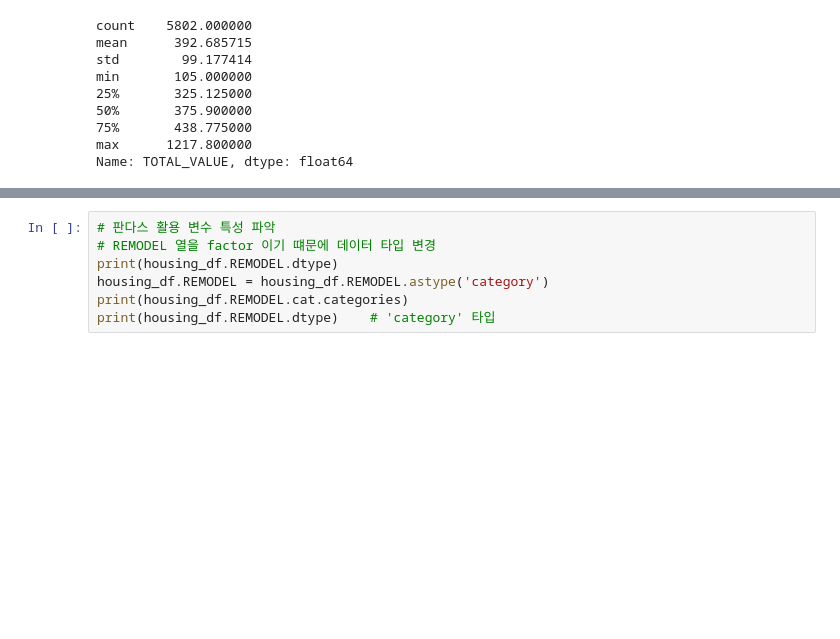
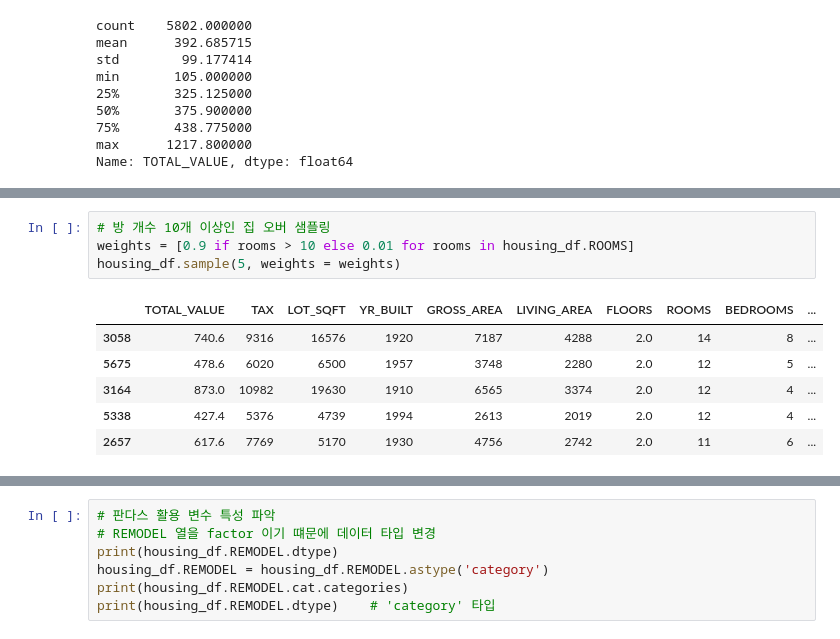
Before and after one commit to JunheeChoi/dm_class, a Jupyter notebook: DM_class_01-03.ipynb, the cells around one changed output, grey strips where cells are left out. Drawn from its saved outputs; the diff is of its cells as text; blank space fills up the shorter version.

```diff
--- a/DM_class_01-03.ipynb
+++ b/DM_class_01-03.ipynb
@@ -195,0 +316,11 @@ Name: TOTAL_VALUE, dtype: float64
+# %%
+# 방 개수 10개 이상인 집 오버 샘플링
+weights = [0.9 if rooms > 10 else 0.01 for rooms in housing_df.ROOMS]
+housing_df.sample(5, weights = weights)
+# %% [output]
+|  | TOTAL_VALUE | TAX | LOT_SQFT | YR_BUILT | GROSS_AREA | LIVING_AREA | FLOORS | ROOMS | BEDROOMS | ... |
+| 3058 | 740.6 | 9316 | 16576 | 1920 | 7187 | 4288 | 2.0 | 14 | 8 | ... |
+| 5675 | 478.6 | 6020 | 6500 | 1957 | 3748 | 2280 | 2.0 | 12 | 5 | ... |
+| 3164 | 873.0 | 10982 | 19630 | 1910 | 6565 | 3374 | 2.0 | 12 | 4 | ... |
+| 5338 | 427.4 | 5376 | 4739 | 1994 | 2613 | 2019 | 2.0 | 12 | 4 | ... |
+| 2657 | 617.6 | 7769 | 5170 | 1930 | 4756 | 2742 | 2.0 | 11 | 6 | ... |
```
Also changed, not shown: parts of 84 cells of this notebook.
